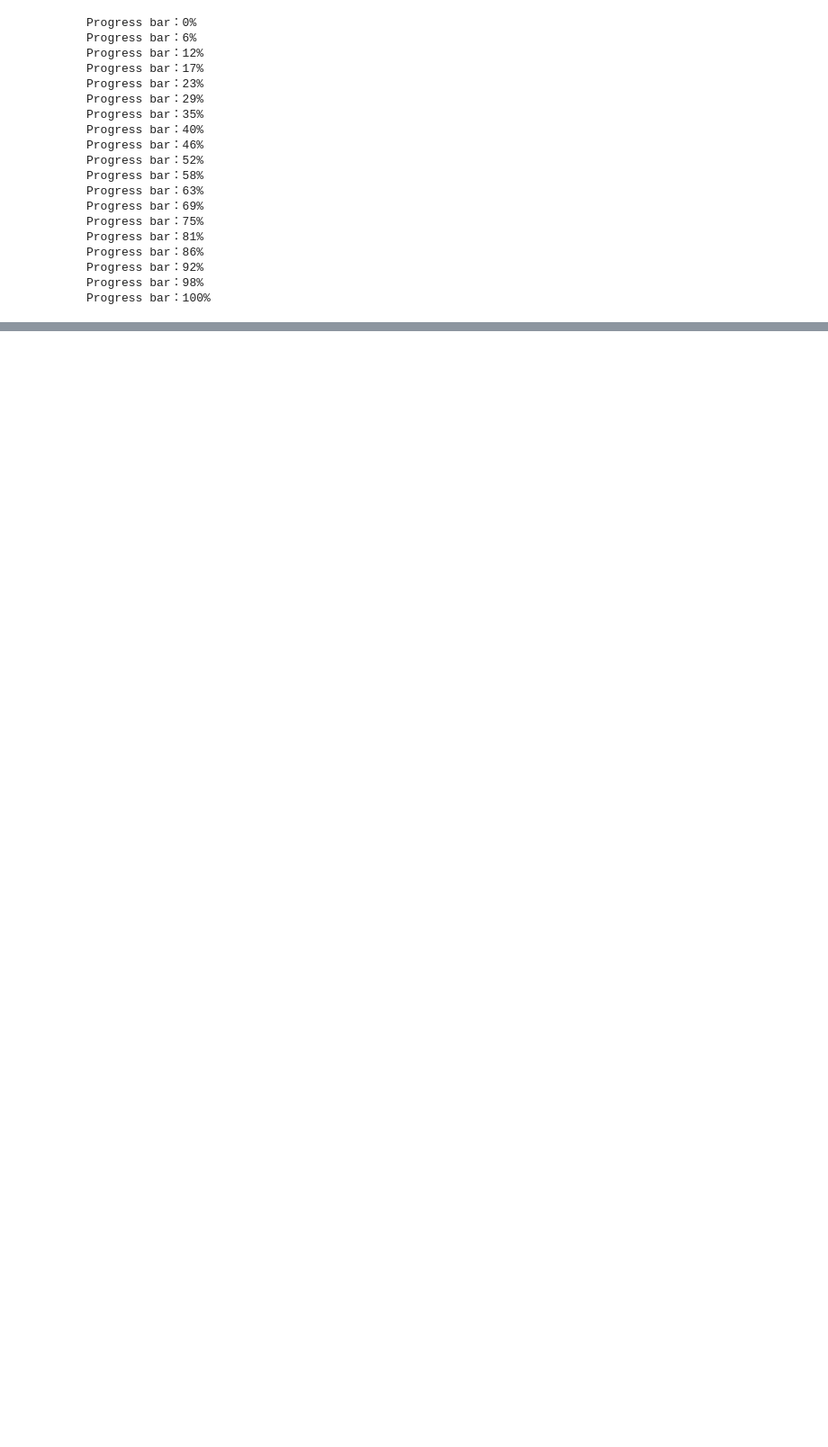
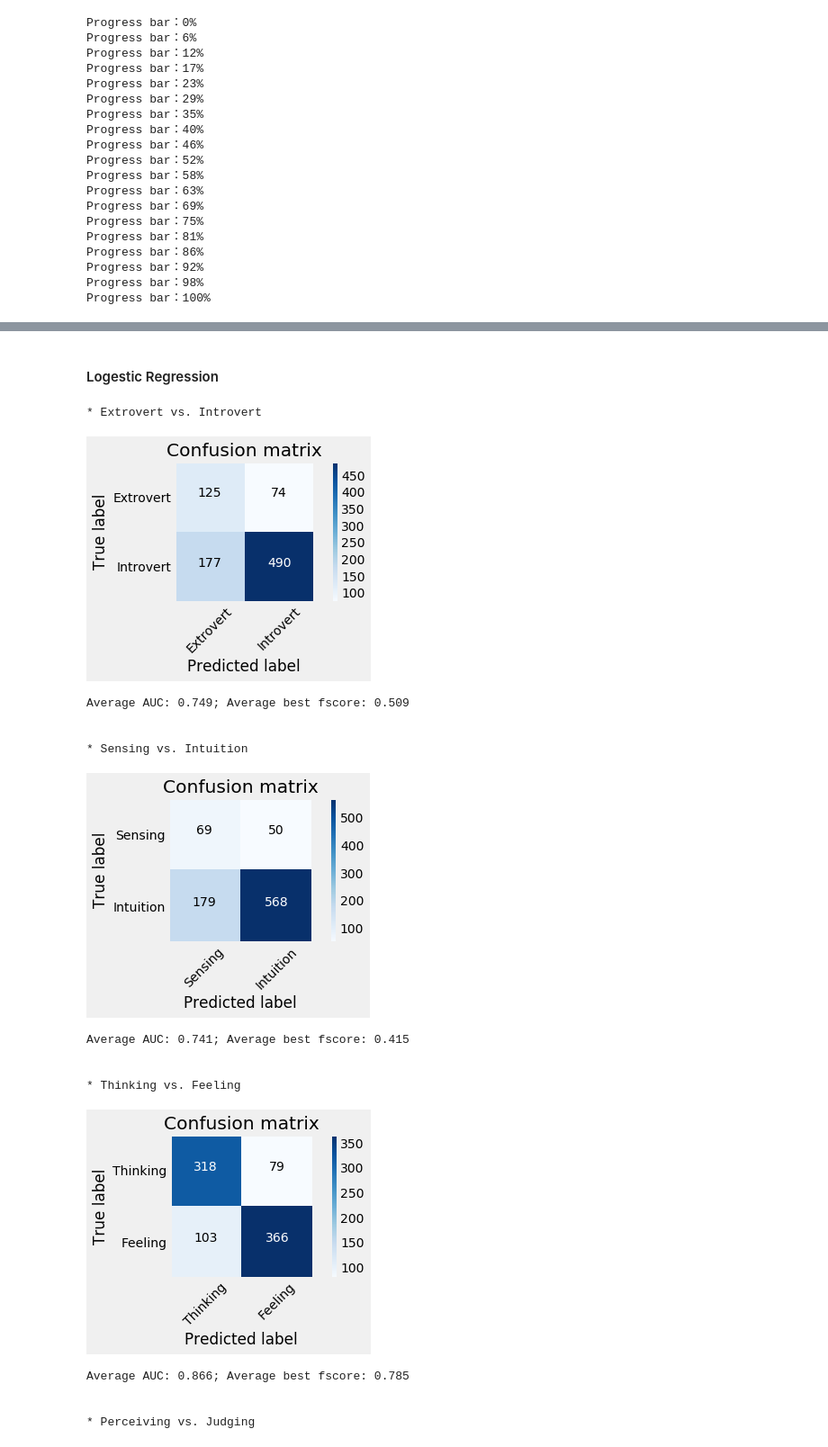
Before and after one commit to donyafoz/MBTI-ML, a Jupyter notebook: Final_Notebook.ipynb, the cells around one changed output, grey strips where cells are left out. Shown at 90% size. Drawn from its saved outputs; the diff is of its cells as text; code cells hidden in the pictures; blank space fills up the shorter version.

```diff
--- a/Final_Notebook.ipynb
+++ b/Final_Notebook.ipynb
@@ -368,0 +556,21 @@ mbti['Sentiment'] = sentiment_scaled
+# %% [markdown]
+#### Logestic Regression
+# %%
+lr_tf_model = model(LR, X_tf, target, nsplits=5)
+# %% [output]
+* Extrovert vs. Introvert
+[figure, added]
+Average AUC: 0.749; Average best fscore: 0.509
+
+
+* Sensing vs. Intuition
+[figure, added]
+Average AUC: 0.741; Average best fscore: 0.415
+
+
+* Thinking vs. Feeling
+[figure, added]
+Average AUC: 0.866; Average best fscore: 0.785
+
+
+* Perceiving vs. Judging
```
Also changed, not shown: parts of 131 cells of this notebook.
